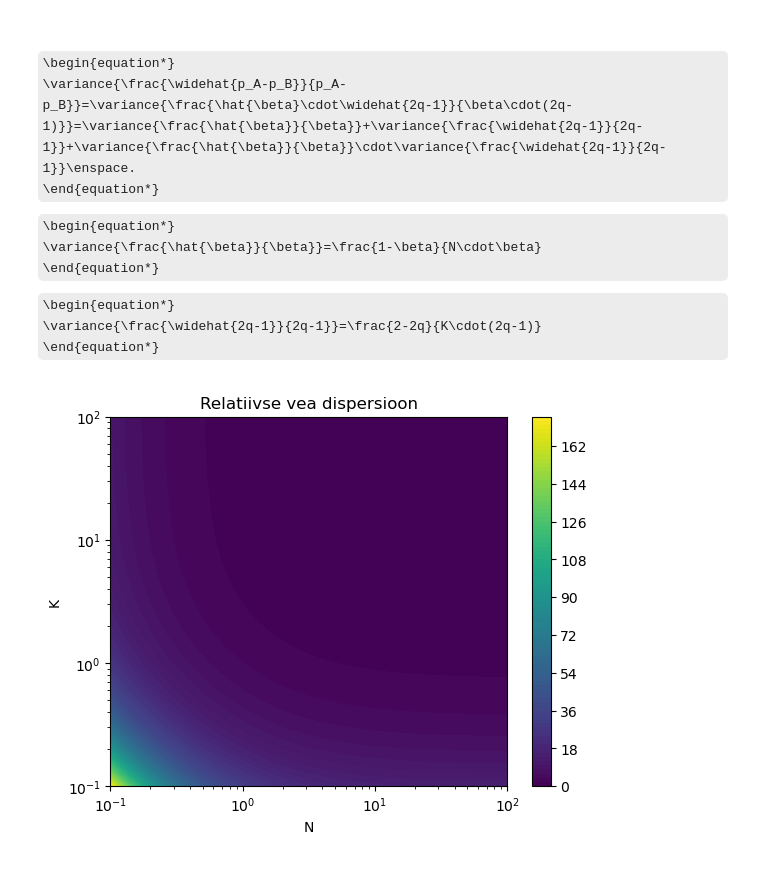
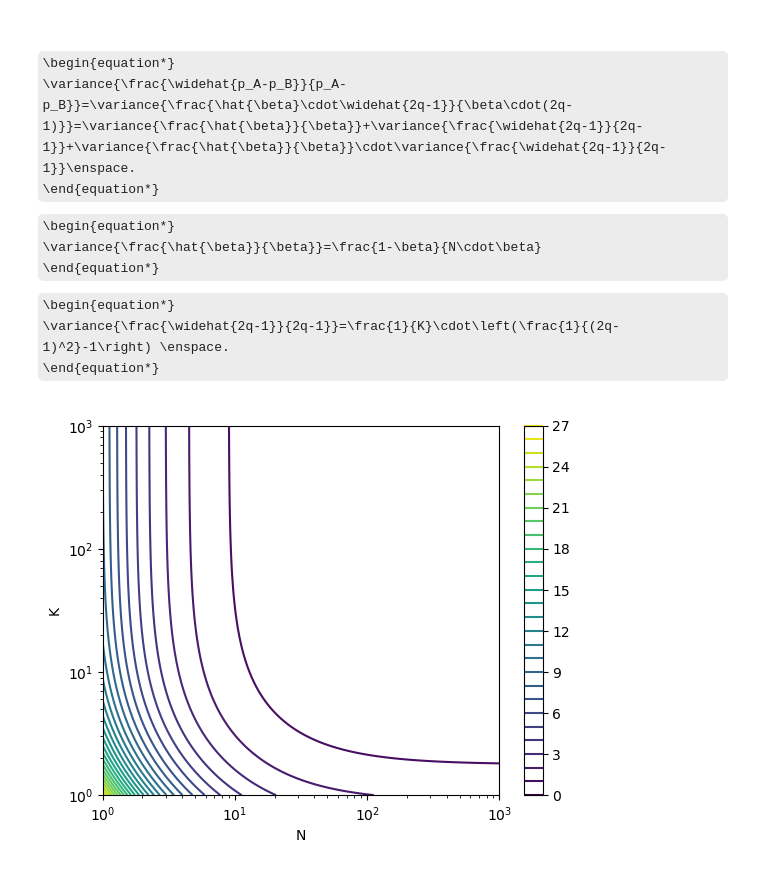
Before and after one commit to mart-mihkel/mudelite_hindamine, a Jupyter notebook: poolikud.ipynb, the cells around one changed output. Cells and saved outputs as stored; diff of their text form; code cells hidden in the pictures; some formulas as TeX source.

Commit message:
õigsuste vahe hinnangu rel vea leidmine

```diff
--- a/poolikud.ipynb
+++ b/poolikud.ipynb
@@ -26,29 +31,31 @@ $\newcommand{\prob}[1]{\Pr\left[#1\right]}$
 \end{equation*}
 
 \begin{equation*}
-    \variance{\frac{\widehat{2q-1}}{2q-1}}=\frac{2-2q}{K\cdot(2q-1)}
+    \variance{\frac{\widehat{2q-1}}{2q-1}}=\frac{1}{K}\cdot\left(\frac{1}{(2q-1)^2}-1\right) \enspace.
 \end{equation*}
 # %%
-N, K = np.meshgrid(np.logspace(-1, 2, num=1000), np.logspace(-1, 2, num=1000))
-q = 0.7
-beta = 0.5
+N, K = np.meshgrid(np.logspace(0, 3, num=1000), np.logspace(0, 3, num=1000))
+q = 0.8
+beta = 0.1
 
-var1 = (1 - beta) / (N * beta)
-var2 = (2 - 2 * q) / (K * (2 * q - 1))
+var1 = 1/N * (1 - beta) / beta
+var2 = 1/K * (1 / (2 * q - 1)**2 - 1)
 var = var1 + var2 + var1 * var2
 
-plt.title('Relatiivse vea dispersioon')
+#plt.title('Õigsuste vahe hinnangu relatiivse vea dispersioon')
 
 plt.xlabel('N')
-plt.xticks(np.logspace(-1, 3, num=5))
+plt.xticks(np.logspace(0, 5, num=6))
 plt.xscale('log')
 
 plt.ylabel('K')
-plt.yticks(np.logspace(-1, 3, num=5))
+plt.yticks(np.logspace(0, 5, num=6))
 plt.yscale('log')
 
-plt.contourf(N, K, var, 100)
+plt.contour(N, K, var, 30)
 plt.colorbar()
+
+plt.savefig('graafikud/vahe_rel_vea_dispersioon.png')
 plt.show()
 # %% [output]
-[figure, old version]
+[figure, new version]
```
Also changed, not shown: parts of 16 cells of this notebook.
